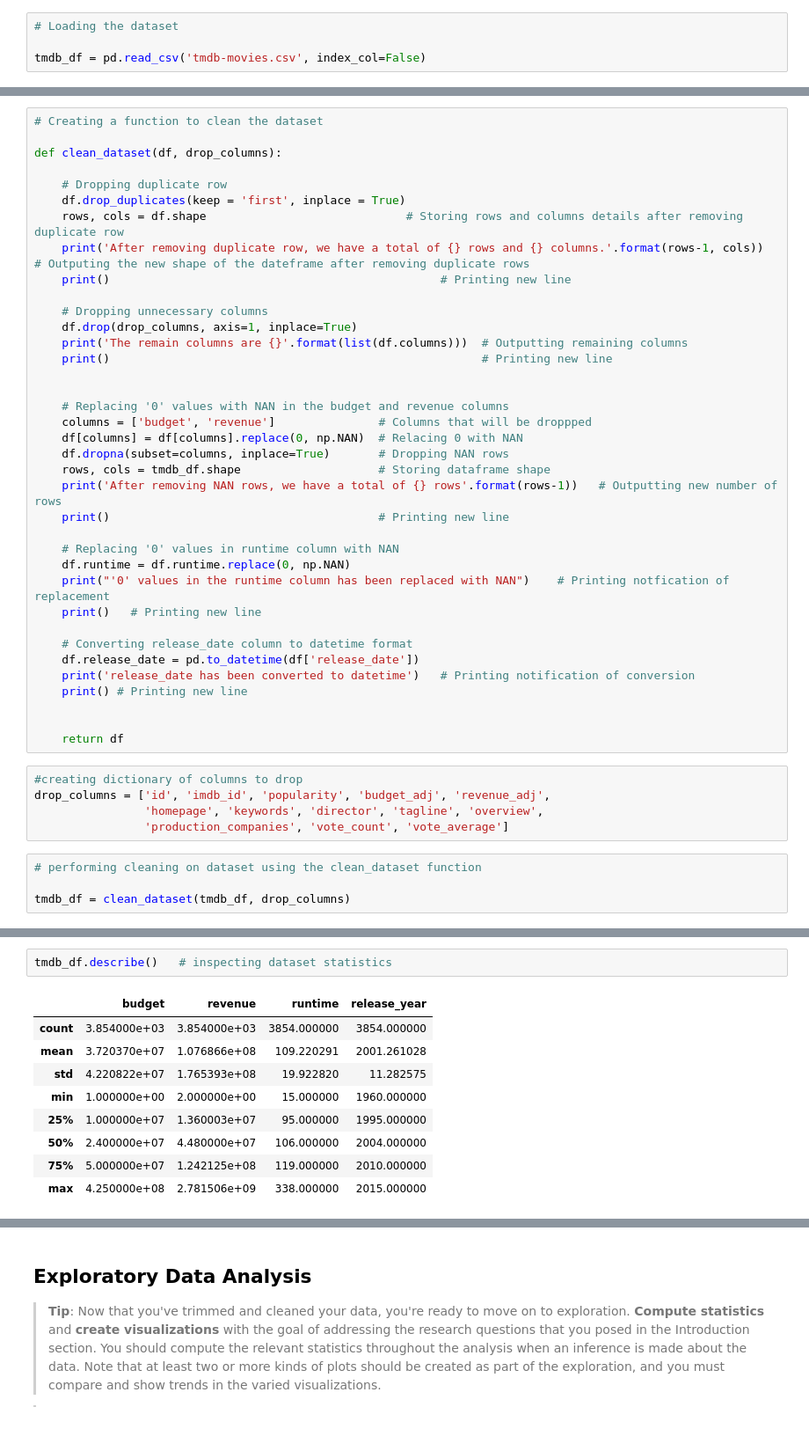
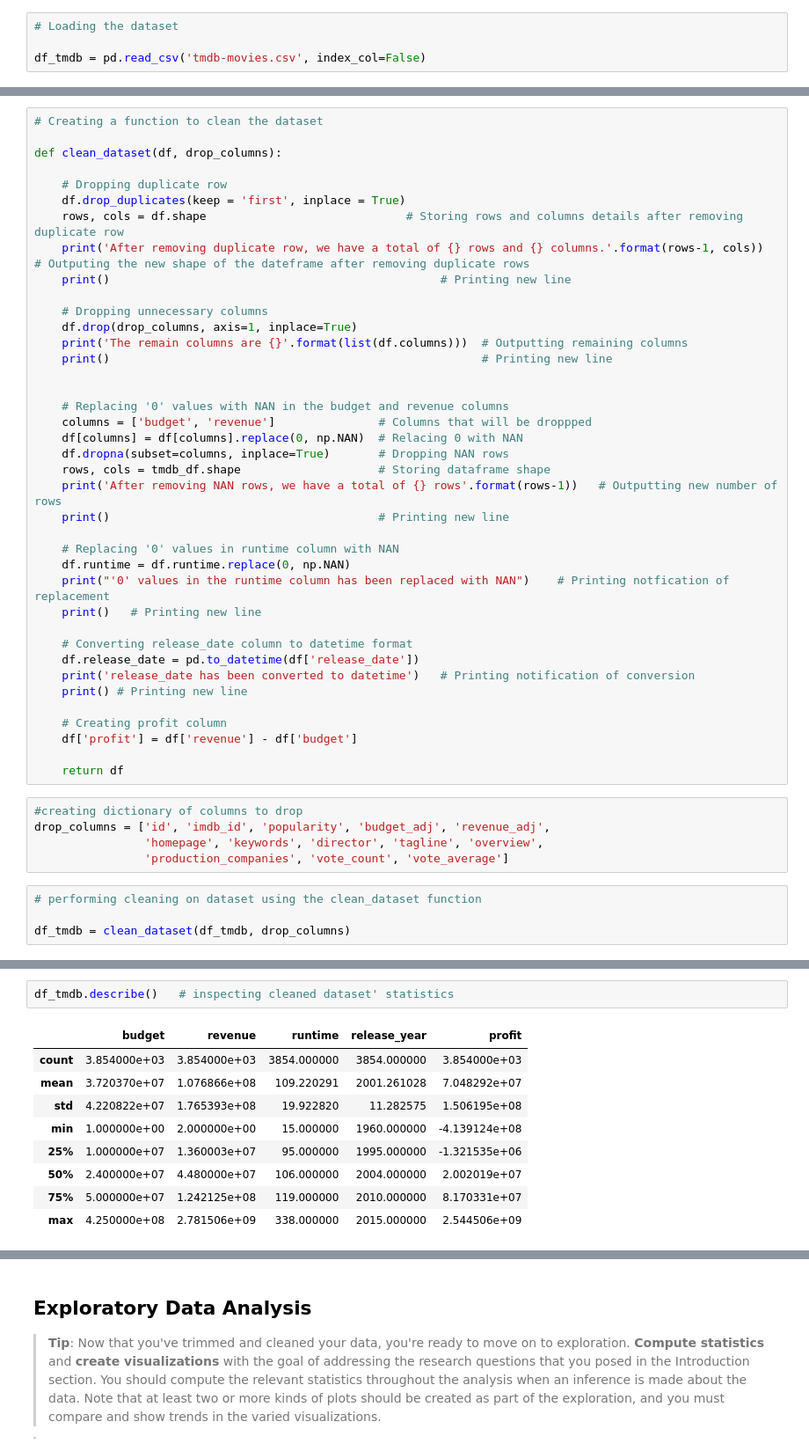
Before and after one commit to Okea99/DA-Udacity-Investigating-a-dataset, a Jupyter notebook: Investigating the TMDB Movie Dataset.ipynb, the cells around one changed output, grey strips where cells are left out. Shown: that part at 88% size. Cells and saved outputs as stored; diff of their text form.

```diff
--- a/Investigating the TMDB Movie Dataset.ipynb
+++ b/Investigating the TMDB Movie Dataset.ipynb
@@ -45,6 +66,6 @@ import seaborn as sns
 # %%
 # Loading the dataset
 
-tmdb_df = pd.read_csv('tmdb-movies.csv', index_col=False)
+df_tmdb = pd.read_csv('tmdb-movies.csv', index_col=False)
 # %%
 # Printing the first 5 rows of the dataset
@@ -145,6 +192,8 @@ def clean_dataset(df, drop_columns):
     print('release_date has been converted to datetime')   # Printing notification of conversion
     print() # Printing new line
 
+    # Creating profit column
+    df['profit'] = df['revenue'] - df['budget']
 
     return df
 # %%
@@ -155,7 +204,7 @@ drop_columns = ['id', 'imdb_id', 'popularity', 'budget_adj', 'revenue_adj',
 # %%
 # performing cleaning on dataset using the clean_dataset function
 
-tmdb_df = clean_dataset(tmdb_df, drop_columns)
+df_tmdb = clean_dataset(df_tmdb, drop_columns)
 # %% [output]
 After removing duplicate row, we have a total of 10864 rows and 21 columns.
 
@@ -178,12 +227,12 @@ tmdb_df.head()       # inspecting dataset
 # %%
-tmdb_df.describe()   # inspecting dataset statistics
+df_tmdb.describe()   # inspecting cleaned dataset' statistics
 # %% [output]
-|  | budget | revenue | runtime | release_year |
-| count | 3.854000e+03 | 3.854000e+03 | 3854.000000 | 3854.000000 |
-| mean | 3.720370e+07 | 1.076866e+08 | 109.220291 | 2001.261028 |
-| std | 4.220822e+07 | 1.765393e+08 | 19.922820 | 11.282575 |
-| min | 1.000000e+00 | 2.000000e+00 | 15.000000 | 1960.000000 |
-| 25% | 1.000000e+07 | 1.360003e+07 | 95.000000 | 1995.000000 |
-| 50% | 2.400000e+07 | 4.480000e+07 | 106.000000 | 2004.000000 |
-| 75% | 5.000000e+07 | 1.242125e+08 | 119.000000 | 2010.000000 |
-| max | 4.250000e+08 | 2.781506e+09 | 338.000000 | 2015.000000 |
+|  | budget | revenue | runtime | release_year | profit |
+| count | 3.854000e+03 | 3.854000e+03 | 3854.000000 | 3854.000000 | 3.854000e+03 |
+| mean | 3.720370e+07 | 1.076866e+08 | 109.220291 | 2001.261028 | 7.048292e+07 |
+| std | 4.220822e+07 | 1.765393e+08 | 19.922820 | 11.282575 | 1.506195e+08 |
+| min | 1.000000e+00 | 2.000000e+00 | 15.000000 | 1960.000000 | -4.139124e+08 |
+| 25% | 1.000000e+07 | 1.360003e+07 | 95.000000 | 1995.000000 | -1.321535e+06 |
+| 50% | 2.400000e+07 | 4.480000e+07 | 106.000000 | 2004.000000 | 2.002019e+07 |
+| 75% | 5.000000e+07 | 1.242125e+08 | 119.000000 | 2010.000000 | 8.170331e+07 |
+| max | 4.250000e+08 | 2.781506e+09 | 338.000000 | 2015.000000 | 2.544506e+09 |
```
Also changed, not shown: parts of 11 cells of this notebook, 1 other file.
